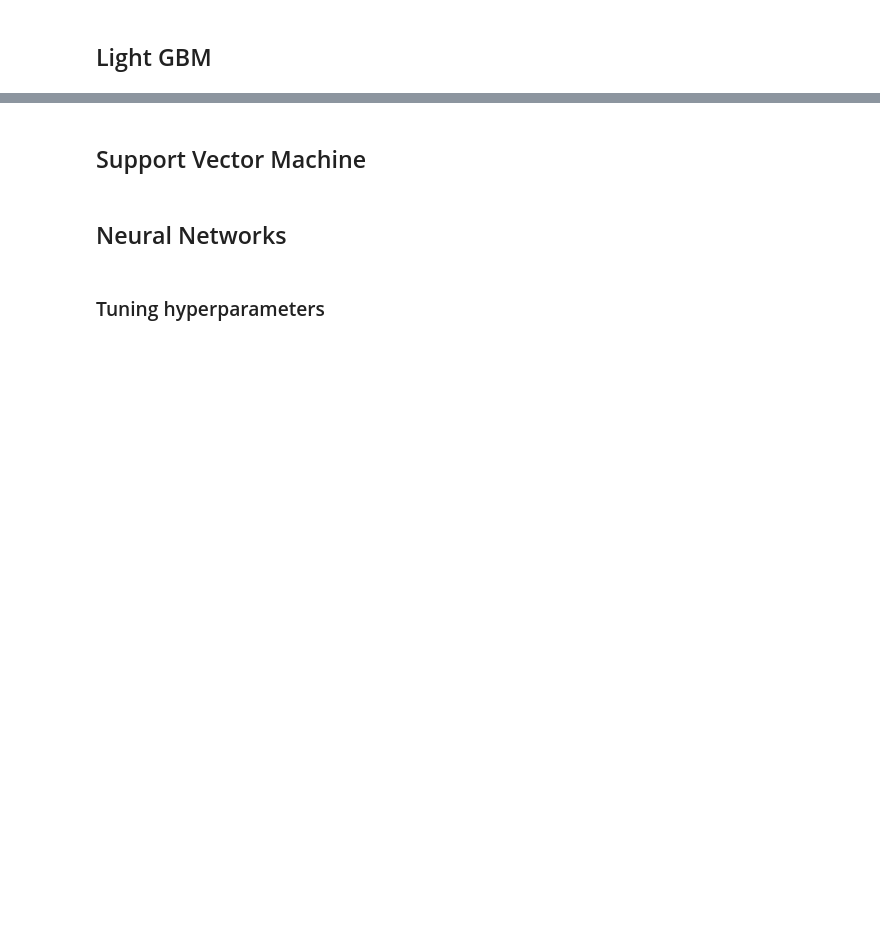
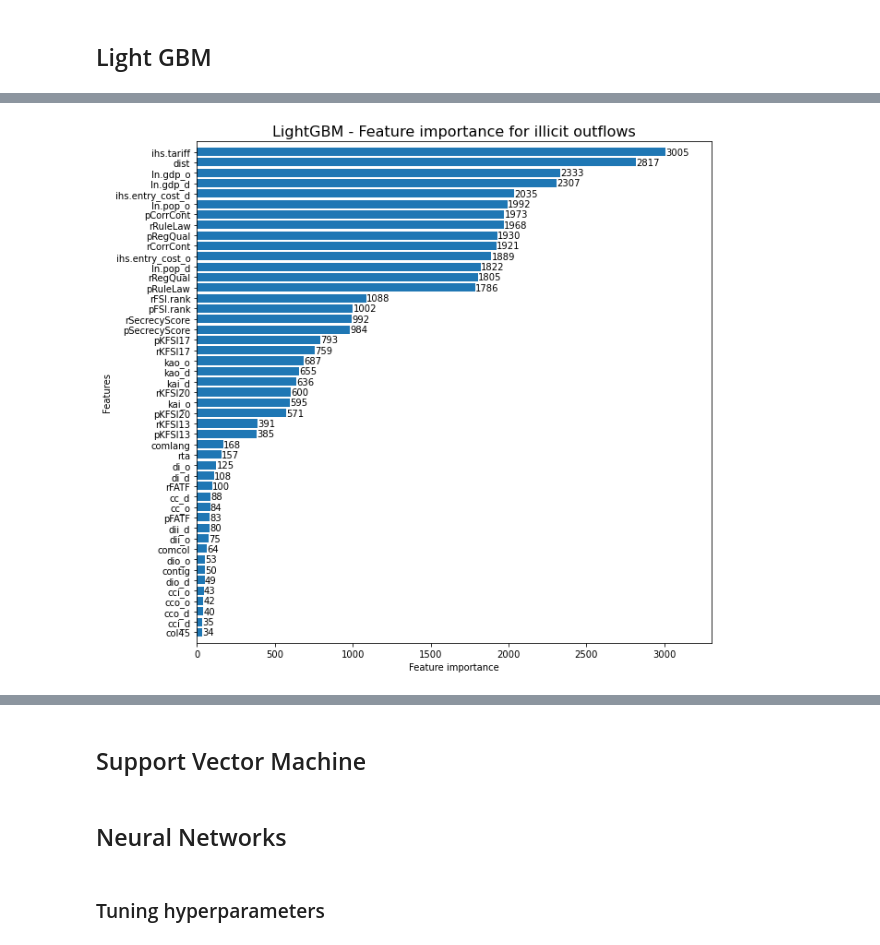
Before and after one commit to walice/illicitAI, a Jupyter notebook: Scripts/Predictions_agg.ipynb, the cells around one changed output, grey strips where cells are left out. Saved outputs shown, nothing was run; the diff lists cells and outputs as text; code cells hidden in the pictures; blank space fills up the shorter version.

```diff
--- a/Scripts/Predictions_agg.ipynb
+++ b/Scripts/Predictions_agg.ipynb
@@ -296,11 +323,13 @@ print('Mean Squared Error of the test set (inflows):', mean_squared_error(Y_test
 #print('Dollar RMSE of the training set (inflows):', np.mean(np.square(np.exp(Y_train_in.values)/10**3 - np.exp(preds_lightGBM_train_in)/10**3)))
 #print('Dollar RMSE of the test set (inflows):', np.mean(np.square(np.exp(Y_test_in.values)/10**3 - np.exp(preds_lightGBM_test_in)/10**3)))
 # %%
-fig, ax = plt.subplots(figsize = (10,10))
+fig, ax = plt.subplots(figsize = (10, 10))
 lgb.plot_importance(lightGBM_mod_out, height = 0.8, ax = ax)
 ax.grid(False)
-plt.title("LightGBM - Feature Importance for gross outflows", fontsize = 15)
+plt.title("LightGBM - Feature importance for illicit outflows", fontsize = 16)
 plt.savefig(results_dir + 'LightGBM_feature_importance_out.png')
+# %% [output]
+[figure, added]
 # %%
 fig, ax = plt.subplots(figsize = (10,10))
 lgb.plot_importance(lightGBM_mod_in, height = 0.8, ax = ax)
```
Also changed, not shown: parts of 11 cells of this notebook.
